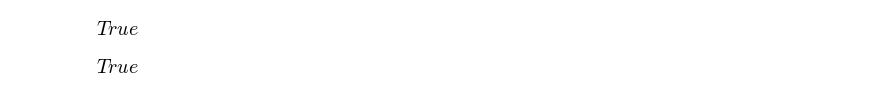
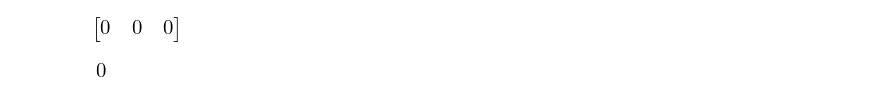
Before and after one commit to dyc-emet/Equivalent_Photon_Field_Method, a Jupyter notebook: ipython_notebook_2.3/Synchrotron.ipynb, the cells around one changed output. Saved outputs shown, nothing was run; the diff lists cells and outputs as text; code cells hidden in the pictures.

```diff
--- a/ipython_notebook_2.3/Synchrotron.ipynb
+++ b/ipython_notebook_2.3/Synchrotron.ipynb
@@ -145,8 +145,8 @@ factor(canonical_vector_E_out().dot(canonical_vector_E_out()))
 # %%
-factor_vector(vector_E_out()) == factor_vector(-E_prime * r_e / gamma * canonical_vector_E_out())
+simplify(vector_E_out() - (-E_prime * r_e / gamma * canonical_vector_E_out()))
 # %% [output]
-[figure, old version]
+[figure, new version]
 # %%
-factor(vector_E_out().dot(vector_E_out())) == factor(E_prime**2 * r_e**2 / gamma**2 * canonical_vector_E_out().dot(canonical_vector_E_out()))
+simplify(vector_E_out().dot(vector_E_out()) - E_prime**2 * r_e**2 / gamma**2 * canonical_vector_E_out().dot(canonical_vector_E_out()))
 # %% [output]
-[figure, old version]
+[figure, new version]
```
Also changed, not shown: parts of 14 cells of this notebook.
